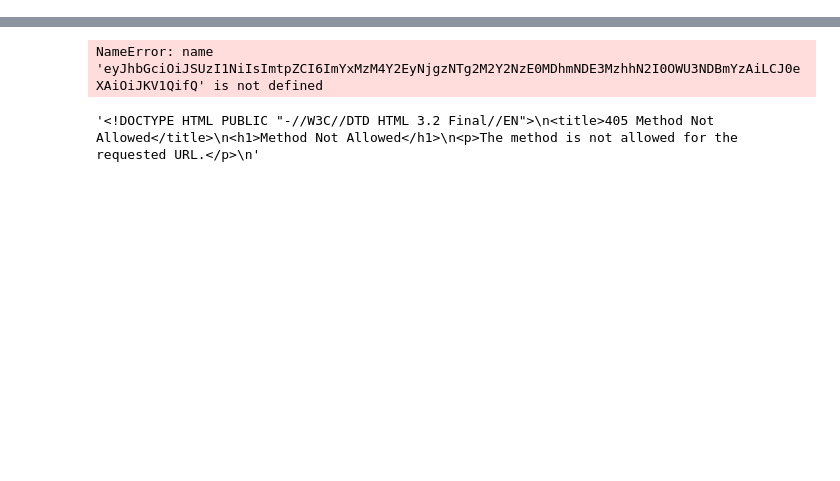
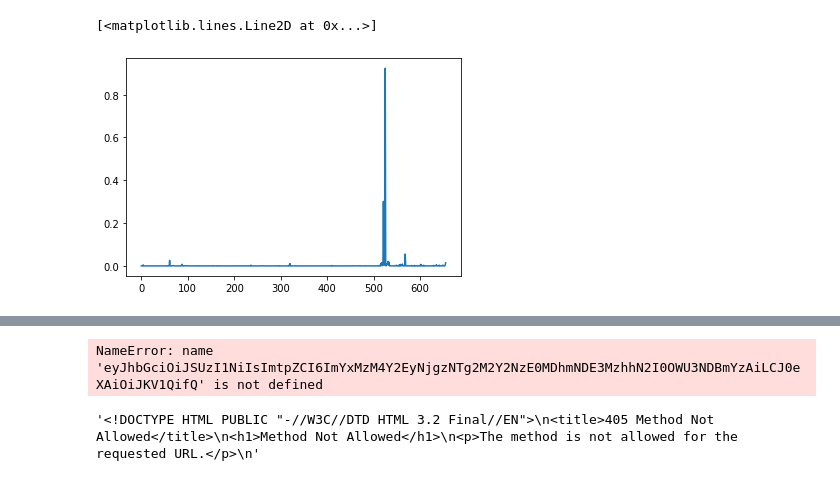
Before and after one commit to mlawson00/mal-patent-tool, a Jupyter notebook: mlflow/mlflow_test.ipynb, the cells around one changed output, grey strips where cells are left out. Cells and saved outputs as stored; diff of their text form; code cells hidden in the pictures; blank space fills up the shorter version.

```diff
--- a/mlflow/mlflow_test.ipynb
+++ b/mlflow/mlflow_test.ipynb
@@ -38,0 +52,7 @@ id_token
+# %%
+est = requests.post(f'{audience}/invocations', headers=Headers, json={"inputs": json.loads(probablities.text)})
+# %%
+plt.plot(json.loads(est.text)['cpc_prob'][0])
+# %% [output]
+[<matplotlib.lines.Line2D at 0x...>]
+[figure, added]
```
Also changed, not shown: parts of 74 cells of this notebook.
